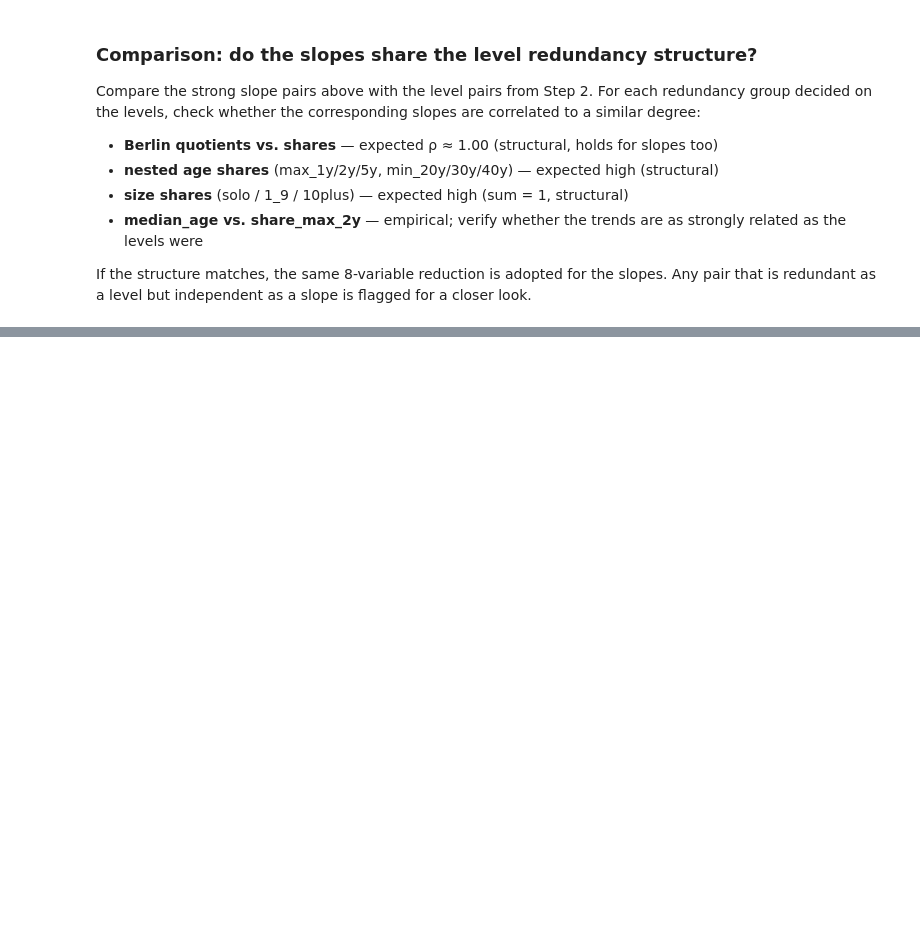
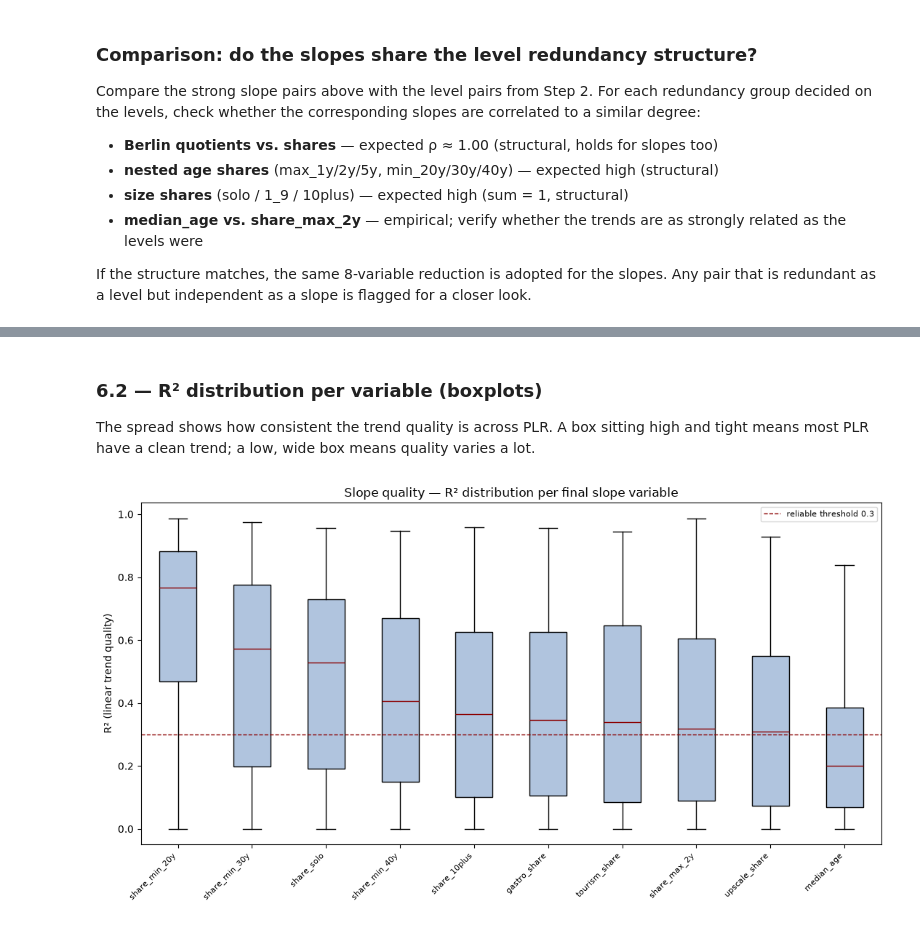
Before and after one commit to mshlg/capstone-kiezkeeper, a Jupyter notebook: notebooks/EDA/commercial_dimension_EDA.ipynb, the cells around one changed output, grey strips where cells are left out. Cells and saved outputs as stored; diff of their text form; code cells hidden in the pictures; blank space fills up the shorter version.

```diff
--- a/notebooks/EDA/commercial_dimension_EDA.ipynb
+++ b/notebooks/EDA/commercial_dimension_EDA.ipynb
@@ -282,0 +615,29 @@ pair that is redundant as a level but independent as a slope is flagged for a cl
+# %% [markdown]
+### 6.2 — R² distribution per variable (boxplots)
+
+The spread shows how consistent the trend quality is across PLR. A box sitting high and tight
+means most PLR have a clean trend; a low, wide box means quality varies a lot.
+# %%
+# boxplots of R2 per variable (defined values only), ordered by median
+order_box = r2_tab.sort_values("R2_median", ascending=False)["variable"].tolist()
+data_box = [cs[f"com_{v}_r2"].dropna().values for v in order_box]
+
+fig, ax = plt.subplots(figsize=(11, 6))
+# matplotlib >= 3.9 renamed labels -> tick_labels; support both
+try:
+    bp = ax.boxplot(data_box, vert=True, tick_labels=order_box, patch_artist=True,
+                    medianprops=dict(color="darkred"))
+except TypeError:
+    bp = ax.boxplot(data_box, vert=True, labels=order_box, patch_artist=True,
+                    medianprops=dict(color="darkred"))
+for patch in bp["boxes"]:
+    patch.set_facecolor("lightsteelblue")
+ax.axhline(R2_RELIABLE, color="darkred", linestyle="--", linewidth=1, label=f"reliable threshold {R2_RELIABLE}")
+ax.set_ylabel("R² (linear trend quality)")
+ax.set_title("Slope quality — R² distribution per final slope variable", fontsize=12)
+ax.set_xticklabels(order_box, rotation=45, ha="right", fontsize=8)
+ax.legend(fontsize=8)
+plt.tight_layout()
+plt.show()
+# %% [output]
+[figure, added]
```
Also changed, not shown: parts of 21 cells of this notebook.
